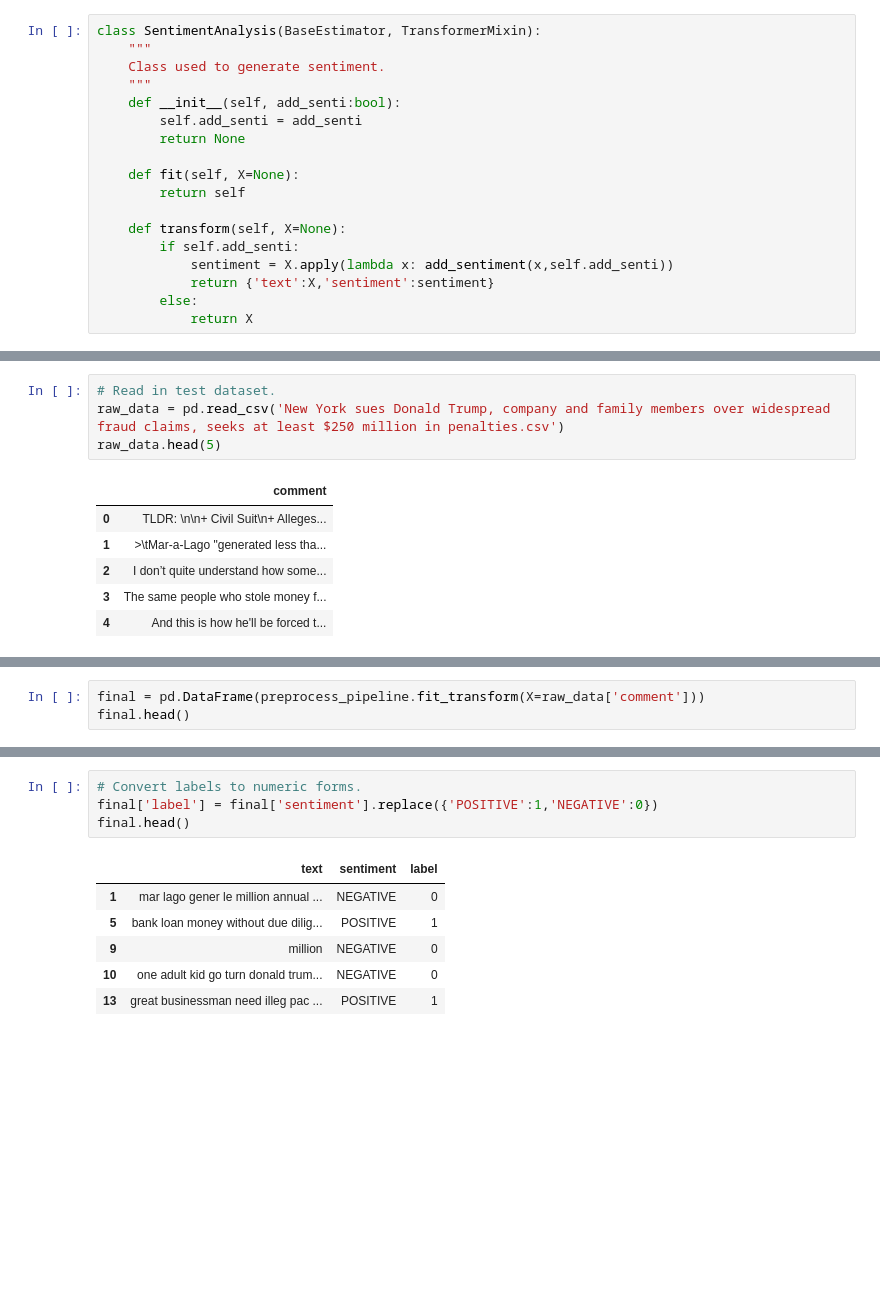
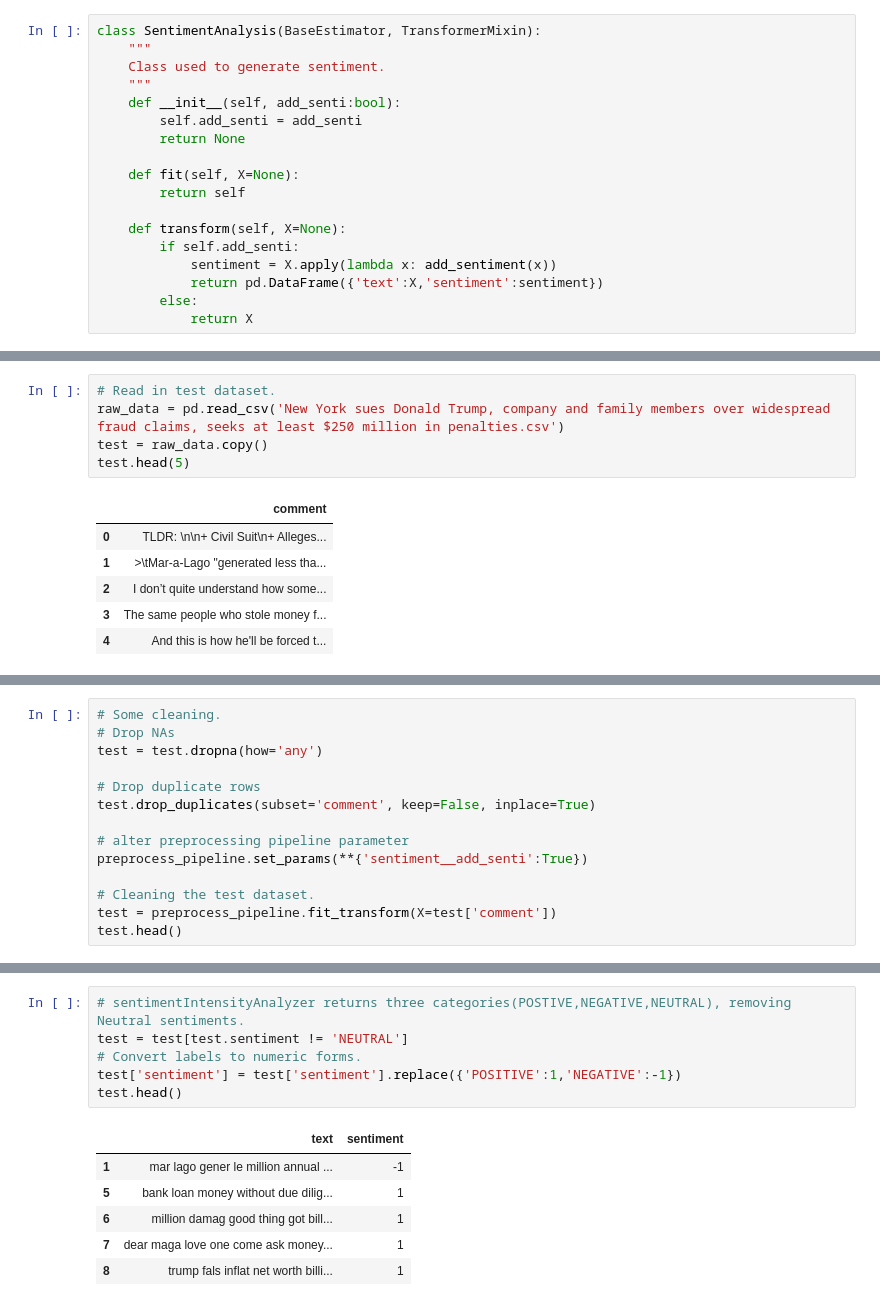
Before and after one commit to xuan112192/Reddit-data-exploring, a Jupyter notebook: Sentiment Classifier.ipynb, the cells around one changed output, grey strips where cells are left out. Saved outputs shown, nothing was run; the diff lists cells and outputs as text; blank space fills up the shorter version.

Commit message:
final model saved. Notebook finished but still need adjustment.

```diff
--- a/Sentiment Classifier.ipynb
+++ b/Sentiment Classifier.ipynb
@@ -147,8 +150,8 @@ class SentimentAnalysis(BaseEstimator, TransformerMixin):
 
     def transform(self, X=None):
         if self.add_senti:
-            sentiment = X.apply(lambda x: add_sentiment(x,self.add_senti))
-            return {'text':X,'sentiment':sentiment}
+            sentiment = X.apply(lambda x: add_sentiment(x))
+            return pd.DataFrame({'text':X,'sentiment':sentiment})
         else:
             return X
 # %% [markdown]
@@ -307,7 +525,8 @@ Accuracy:
 # %%
 # Read in test dataset.
 raw_data = pd.read_csv('New York sues Donald Trump, company and family members over widespread fraud claims, seeks at least $250 million in penalties.csv')
-raw_data.head(5)
+test = raw_data.copy()
+test.head(5)
 # %% [output]
 |  | comment |
 | 0 | TLDR: \n\n+ Civil Suit\n+ Alleges... |
@@ -321,3 +536,0 @@ raw_data = raw_data.dropna()
-# %%
-final = pd.DataFrame(preprocess_pipeline.fit_transform(X=raw_data['comment']))
-final.head()
@@ -330,0 +537,14 @@ final.head()
+# %%
+# Some cleaning.
+# Drop NAs
+test = test.dropna(how='any')
+
+# Drop duplicate rows
+test.drop_duplicates(subset='comment', keep=False, inplace=True)
+
+# alter preprocessing pipeline parameter
+preprocess_pipeline.set_params(**{'sentiment__add_senti':True})
+
+# Cleaning the test dataset.
+test = preprocess_pipeline.fit_transform(X=test['comment'])
+test.head()
@@ -331,11 +558,13 @@ final.head()
 # %%
+# sentimentIntensityAnalyzer returns three categories(POSTIVE,NEGATIVE,NEUTRAL), removing Neutral sentiments.
+test = test[test.sentiment != 'NEUTRAL']
 # Convert labels to numeric forms.
-final['label'] = final['sentiment'].replace({'POSITIVE':1,'NEGATIVE':0})
-final.head()
+test['sentiment'] = test['sentiment'].replace({'POSITIVE':1,'NEGATIVE':-1})
+test.head()
 # %% [output]
-|  | text | sentiment | label |
-| 1 | mar lago gener le million annual ... | NEGATIVE | 0 |
-| 5 | bank loan money without due dilig... | POSITIVE | 1 |
-| 9 | million | NEGATIVE | 0 |
-| 10 | one adult kid go turn donald trum... | NEGATIVE | 0 |
-| 13 | great businessman need illeg pac ... | POSITIVE | 1 |
+|  | text | sentiment |
+| 1 | mar lago gener le million annual ... | -1 |
+| 5 | bank loan money without due dilig... | 1 |
+| 6 | million damag good thing got bill... | 1 |
+| 7 | dear maga love one come ask money... | 1 |
+| 8 | trump fals inflat net worth billi... | 1 |
```
Also changed, not shown: parts of 29 cells of this notebook, 1 other file.
